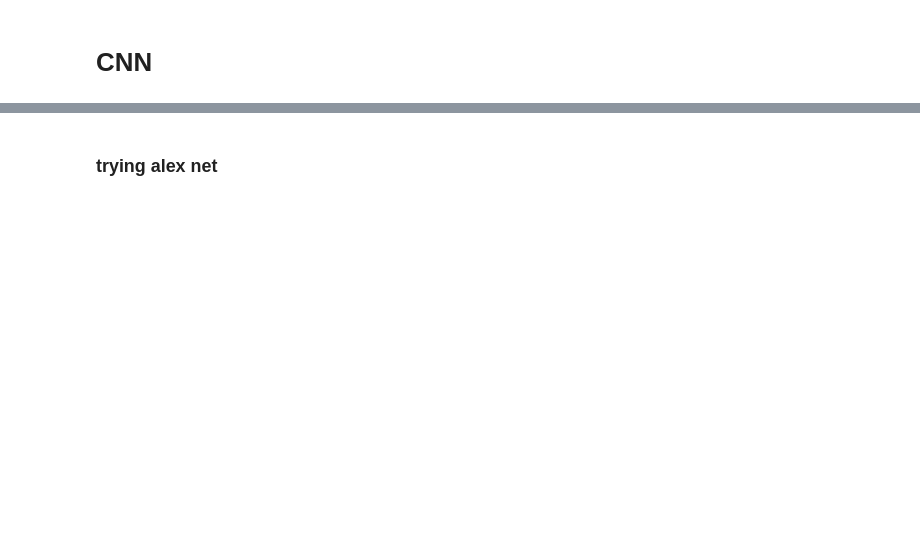
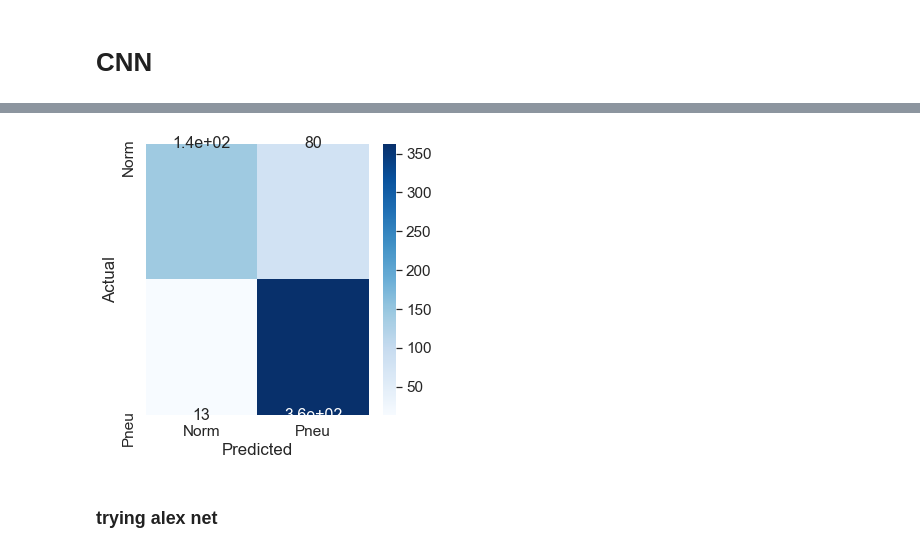
Before and after one commit to laurenphipps/x-ray-neuralnet, a Jupyter notebook: justin_preprocessing.ipynb, the cells around one changed output, grey strips where cells are left out. Drawn from its saved outputs; the diff is of its cells as text; code cells hidden in the pictures; blank space fills up the shorter version.

```diff
--- a/justin_preprocessing.ipynb
+++ b/justin_preprocessing.ipynb
@@ -330,0 +310,5 @@ Test accuracy: 0.7900000214576721
+# %%
+conf_matrix = confusion_matrix(y_true,y_pred_keras)
+df_cm = pd.DataFrame(conf_matrix,columns=['Norm','Pneu'],index=['Norm','Pneu'])
+df_cm.index.name = 'Actual'
+df_cm.columns.name = 'Predicted'
@@ -331,3 +322,9 @@ Test accuracy: 0.7900000214576721
+# %%
+fig, ax = plt.subplots(figsize=(5,5))
+ax = sns.set(font_scale=1.4)
+ax = sns.heatmap(df_cm,cmap='Blues',annot=True,annot_kws={'size':16});
+# %% [output]
+[figure, added]
 # %% [markdown]
 ### trying alex net
 # %%
```
Also changed, not shown: parts of 50 cells of this notebook.
